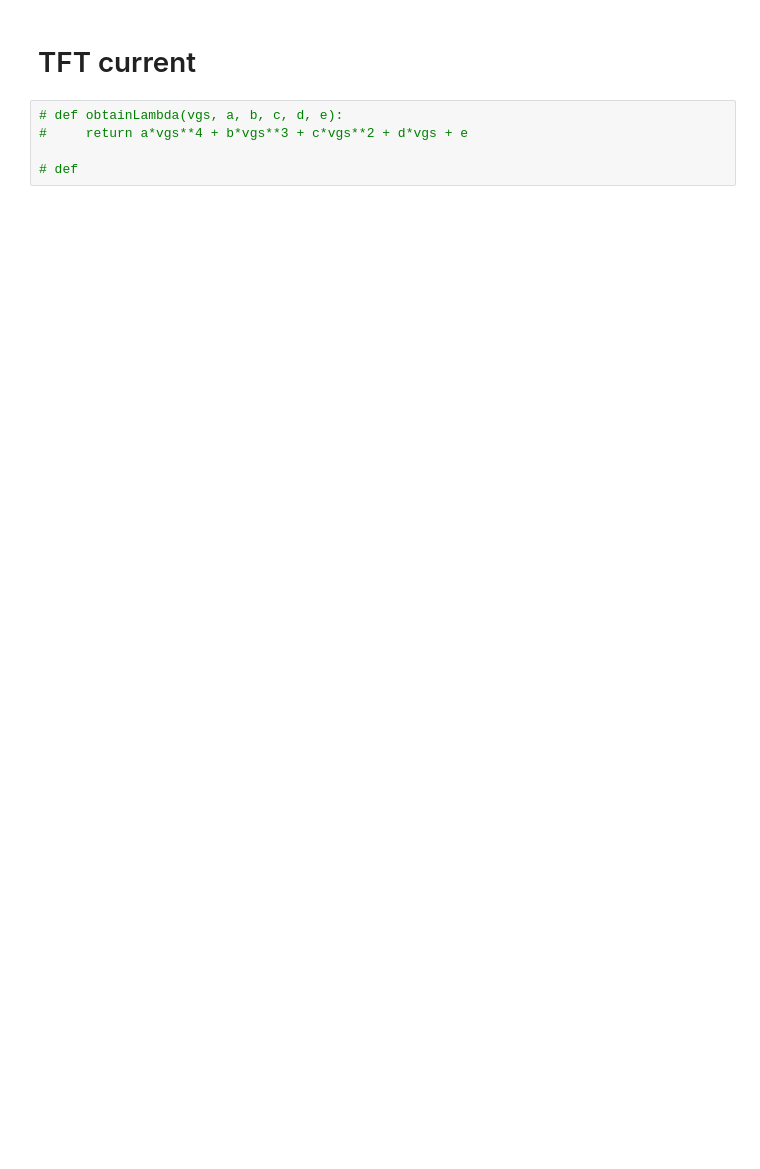
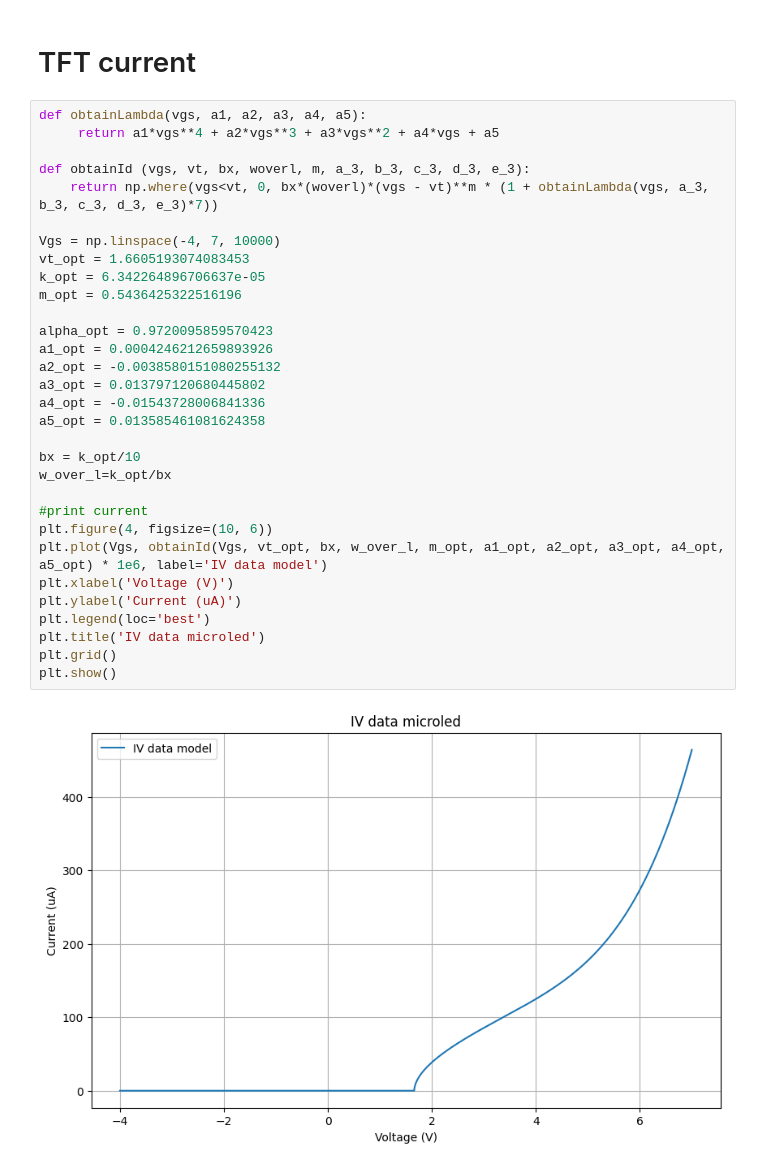
Before and after one commit to rgarmartins/lab3_eda, a Jupyter notebook: lab3.ipynb, the cells around one changed output. Drawn from its saved outputs; the diff is of its cells as text; blank space fills up the shorter version.

```diff
--- a/lab3.ipynb
+++ b/lab3.ipynb
@@ -85,7 +105,35 @@ plt.show()
 # %% [markdown]
 # TFT current
-# %%
-# def obtainLambda(vgs, a, b, c, d, e):
-#     return a*vgs**4 + b*vgs**3 + c*vgs**2 + d*vgs + e
-
-# def
+# %%
+def obtainLambda(vgs, a1, a2, a3, a4, a5):
+     return a1*vgs**4 + a2*vgs**3 + a3*vgs**2 + a4*vgs + a5
+
+def obtainId (vgs, vt, bx, woverl, m, a_3, b_3, c_3, d_3, e_3):
+    return np.where(vgs<vt, 0, bx*(woverl)*(vgs - vt)**m * (1 + obtainLambda(vgs, a_3, b_3, c_3, d_3, e_3)*7))
+
+Vgs = np.linspace(-4, 7, 10000)
+vt_opt = 1.6605193074083453
+k_opt = 6.342264896706637e-05
+m_opt = 0.5436425322516196
+
+alpha_opt = 0.9720095859570423
+a1_opt = 0.0004246212659893926
+a2_opt = -0.0038580151080255132
+a3_opt = 0.013797120680445802
+a4_opt = -0.01543728006841336
+a5_opt = 0.013585461081624358
+
+bx = k_opt/10
+w_over_l=k_opt/bx
+
+#print current
+plt.figure(4, figsize=(10, 6))
+plt.plot(Vgs, obtainId(Vgs, vt_opt, bx, w_over_l, m_opt, a1_opt, a2_opt, a3_opt, a4_opt, a5_opt) * 1e6, label='IV data model')
+plt.xlabel('Voltage (V)')
+plt.ylabel('Current (uA)')
+plt.legend(loc='best')
+plt.title('IV data microled')
+plt.grid()
+plt.show()
+# %% [output]
+[figure, added]
```
Also changed, not shown: parts of 5 cells of this notebook, 1 other file.
